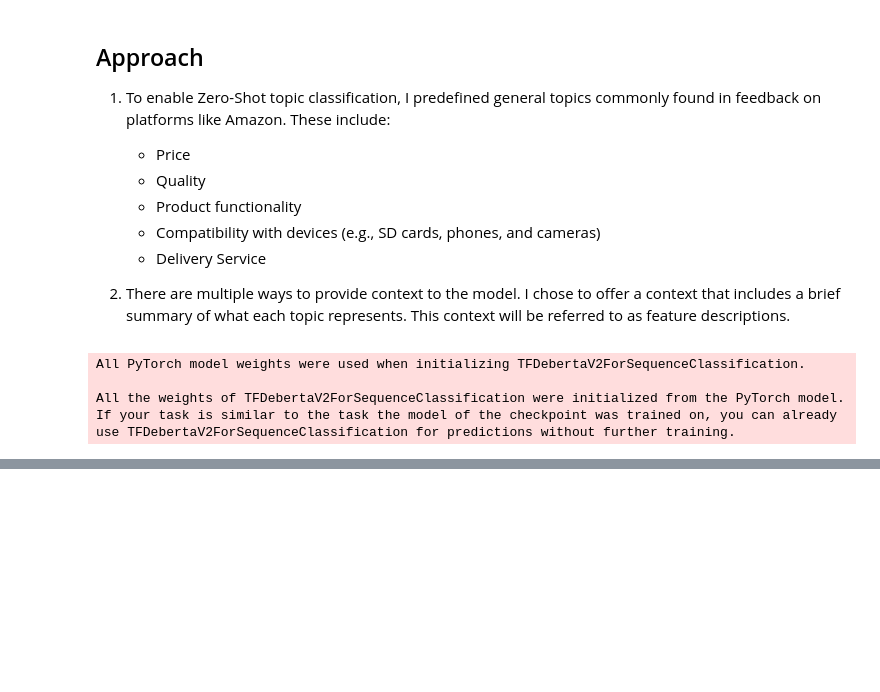
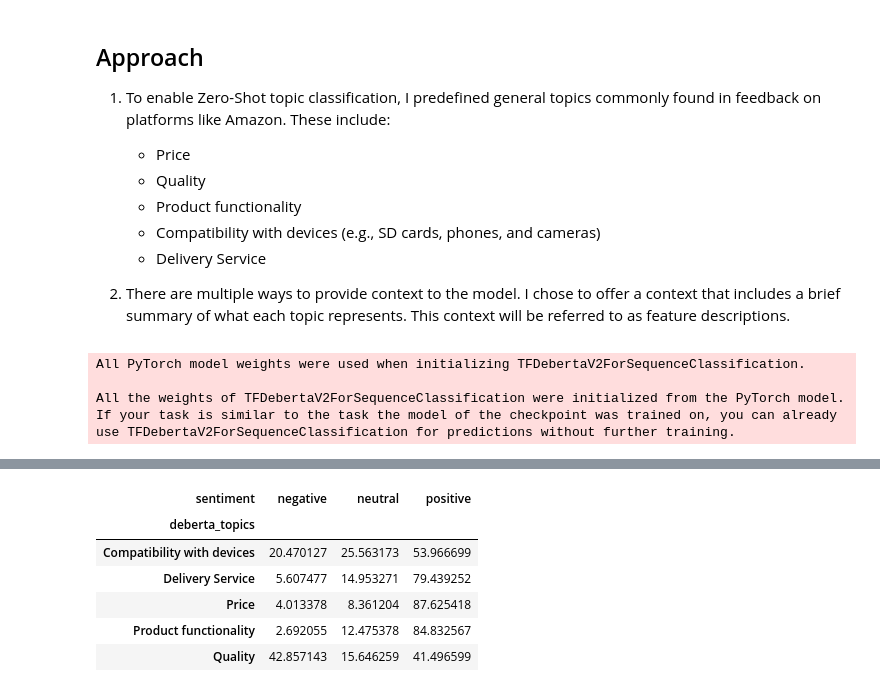
Before and after one commit to MaiconKevyn/amazon-feedback-analysis, a Jupyter notebook: intro.ipynb, the cells around one changed output, grey strips where cells are left out. Cells and saved outputs as stored; diff of their text form; code cells hidden in the pictures; blank space fills up the shorter version.

```diff
--- a/intro.ipynb
+++ b/intro.ipynb
@@ -484,0 +502,11 @@ def extract_top_topic(topic_dict, threshold):
+# %%
+topic_percentages = topic_sentiment_count.div(topic_sentiment_count.sum(axis=1), axis=0) * 100
+topic_percentages
+# %% [output]
+| sentiment | negative | neutral | positive |
+| deberta_topics |  |  |  |
+| Compatibility with devices | 20.470127 | 25.563173 | 53.966699 |
+| Delivery Service | 5.607477 | 14.953271 | 79.439252 |
+| Price | 4.013378 | 8.361204 | 87.625418 |
+| Product functionality | 2.692055 | 12.475378 | 84.832567 |
+| Quality | 42.857143 | 15.646259 | 41.496599 |
```
Also changed, not shown: parts of 6 cells of this notebook.
